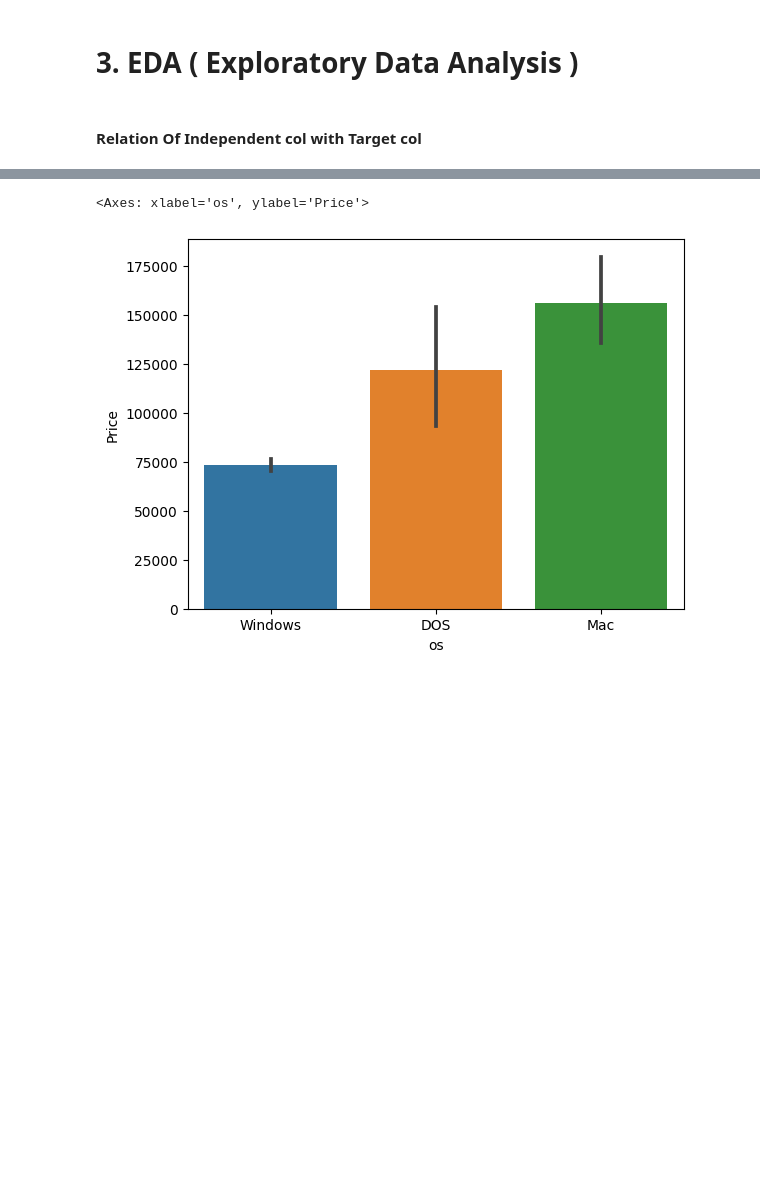
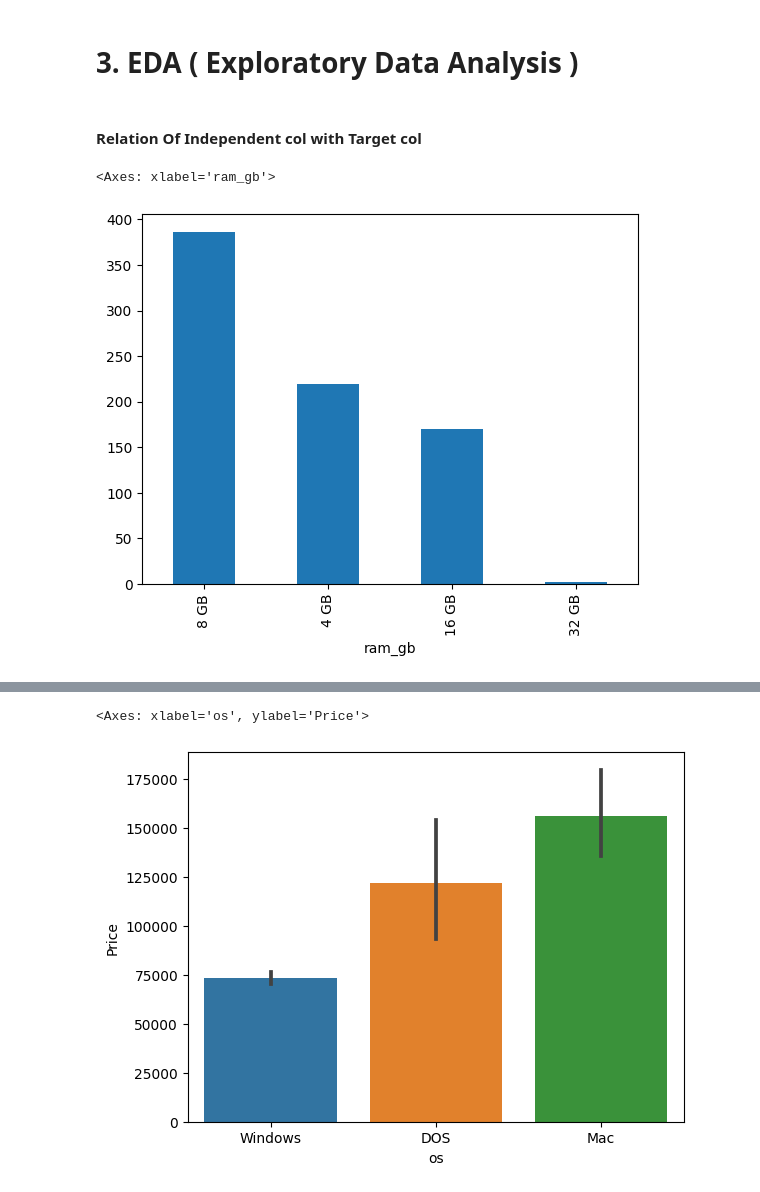
Before and after one commit to SamBhuj25/Laptop_Price, a Jupyter notebook: Price_Pred.ipynb, the cells around one changed output, grey strips where cells are left out. Saved outputs shown, nothing was run; the diff lists cells and outputs as text; code cells hidden in the pictures; blank space fills up the shorter version.

```diff
--- a/Price_Pred.ipynb
+++ b/Price_Pred.ipynb
@@ -101,3 +113,8 @@ df.shape
 # 3. EDA ( Exploratory Data Analysis )
 # %% [markdown]
 #### Relation Of Independent col with Target col
+# %%
+df["ram_gb"].value_counts().plot(kind="bar")
+# %% [output]
+<Axes: xlabel='ram_gb'>
+[figure, added]
```
Also changed, not shown: parts of 61 cells of this notebook.
